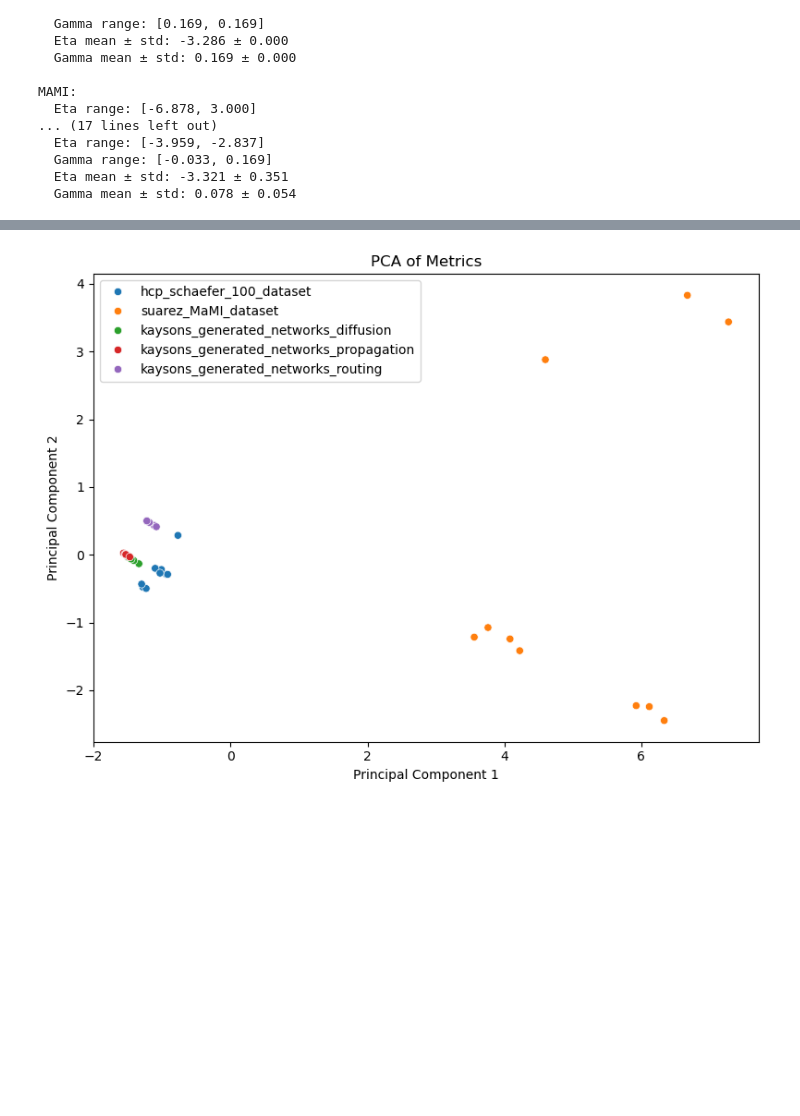
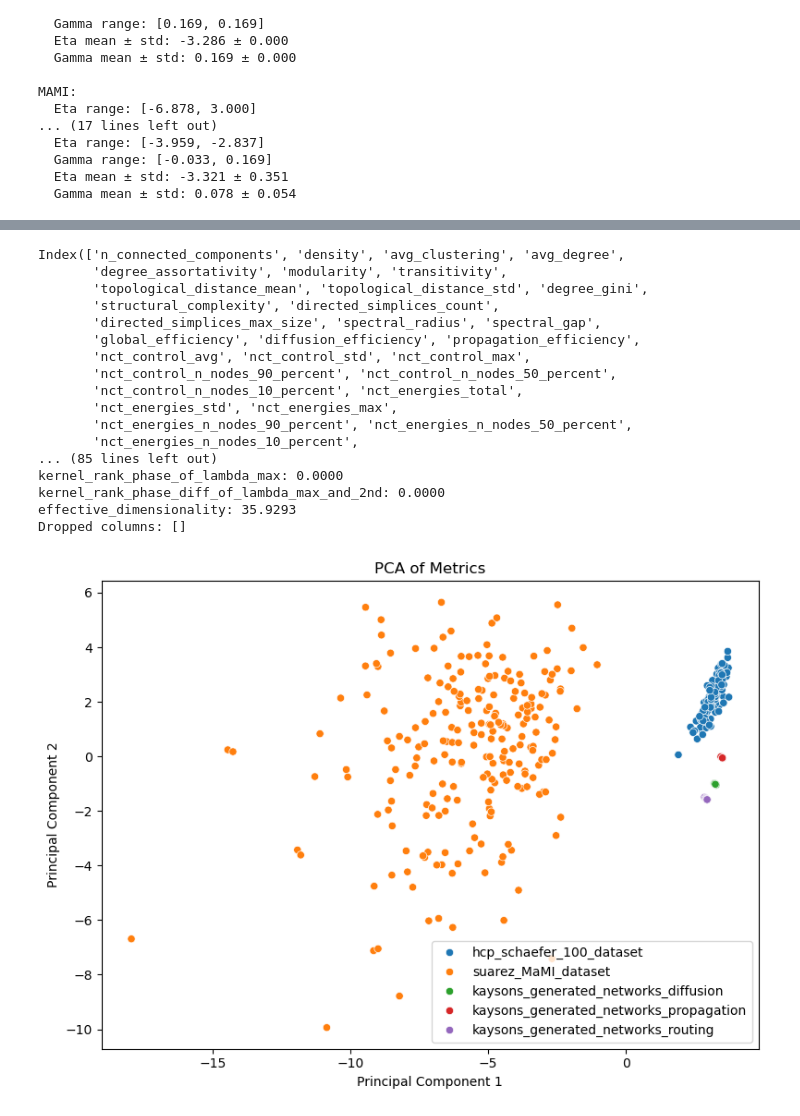
Before and after one commit to ad045/simba, a Jupyter notebook: testing_stuff_2.ipynb, the cells around one changed output, grey strips where cells are left out. Cells and saved outputs as stored; diff of their text form; code cells hidden in the pictures; blank space fills up the shorter version.

Commit message:
Push before changing the density creation for the GNMs

```diff
--- a/testing_stuff_2.ipynb
+++ b/testing_stuff_2.ipynb
@@ -331,31 +327,63 @@ from sklearn.decomposition import PCA
 from sklearn.preprocessing import StandardScaler
 
 # For pca always drop the dataset column and only use the metric columns
 huge_df_metrics = huge_df.drop(columns=["dataset", "network_idx"])
+print(huge_df_metrics.keys())
+
+# print all max values of all columns in huge_df_metrics
+print("\nMax values of metrics:")
+for col in huge_df_metrics.columns:
+    print(f"{col}: {huge_df_metrics[col].max():.4f}")
+print("\nMin values of metrics:")
+for col in huge_df_metrics.columns:
+    print(f"{col}: {huge_df_metrics[col].min():.4f}")
+
+# Drop the columns that have inf or -inf values (if any). Print the dropped columns
+dropped_cols = huge_df_metrics.columns[huge_df_metrics.isnull().any()].tolist()
+huge_df_metrics.replace([np.inf, -np.inf], np.nan, inplace=True)
+huge_df_metrics.dropna(axis=1, inplace=True)
+print(f"Dropped columns: {dropped_cols}")
 
 scaler = StandardScaler()
 scaled_data = scaler.fit_transform(huge_df_metrics)
 
 pca = PCA(n_components=10)
 pca_result = pca.fit_transform(scaled_data)
 
 plt.figure(figsize=(8,6))
 sns.scatterplot(x=pca_result[:,0], y=pca_result[:,1], hue=huge_df['dataset'])
 plt.title("PCA of Metrics")
 plt.xlabel("Principal Component 1")
 plt.ylabel("Principal Component 2")
 plt.legend()
 plt.tight_layout()
 plt.show()
 
 # Scree plot to show explained variance
 explained_variance = pca.explained_variance_ratio_
 plt.figure(figsize=(6,4))
 sns.barplot(x=[f"PC{i+1}" for i in range(len(explained_variance))], y=explained_variance)
 plt.title("Scree Plot")
 plt.ylabel("Explained Variance Ratio")
 plt.xlabel("Principal Components")
 plt.tight_layout()
 plt.show()
 # %% [output]
+Index(['n_connected_components', 'density', 'avg_clustering', 'avg_degree',
+       'degree_assortativity', 'modularity', 'transitivity',
+       'topological_distance_mean', 'topological_distance_std', 'degree_gini',
+       'structural_complexity', 'directed_simplices_count',
+       'directed_simplices_max_size', 'spectral_radius', 'spectral_gap',
+       'global_efficiency', 'diffusion_efficiency', 'propagation_efficiency',
+       'nct_control_avg', 'nct_control_std', 'nct_control_max',
+       'nct_control_n_nodes_90_percent', 'nct_control_n_nodes_50_percent',
+       'nct_control_n_nodes_10_percent', 'nct_energies_total',
+       'nct_energies_std', 'nct_energies_max',
+       'nct_energies_n_nodes_90_percent', 'nct_energies_n_nodes_50_percent',
+       'nct_energies_n_nodes_10_percent',
+... (85 lines left out)
+kernel_rank_phase_of_lambda_max: 0.0000
+kernel_rank_phase_diff_of_lambda_max_and_2nd: 0.0000
+effective_dimensionality: 35.9293
+Dropped columns: []
-[figure, old version]
+[figure, new version]
```
Also changed, not shown: parts of 11 cells of this notebook, 1 other file.
